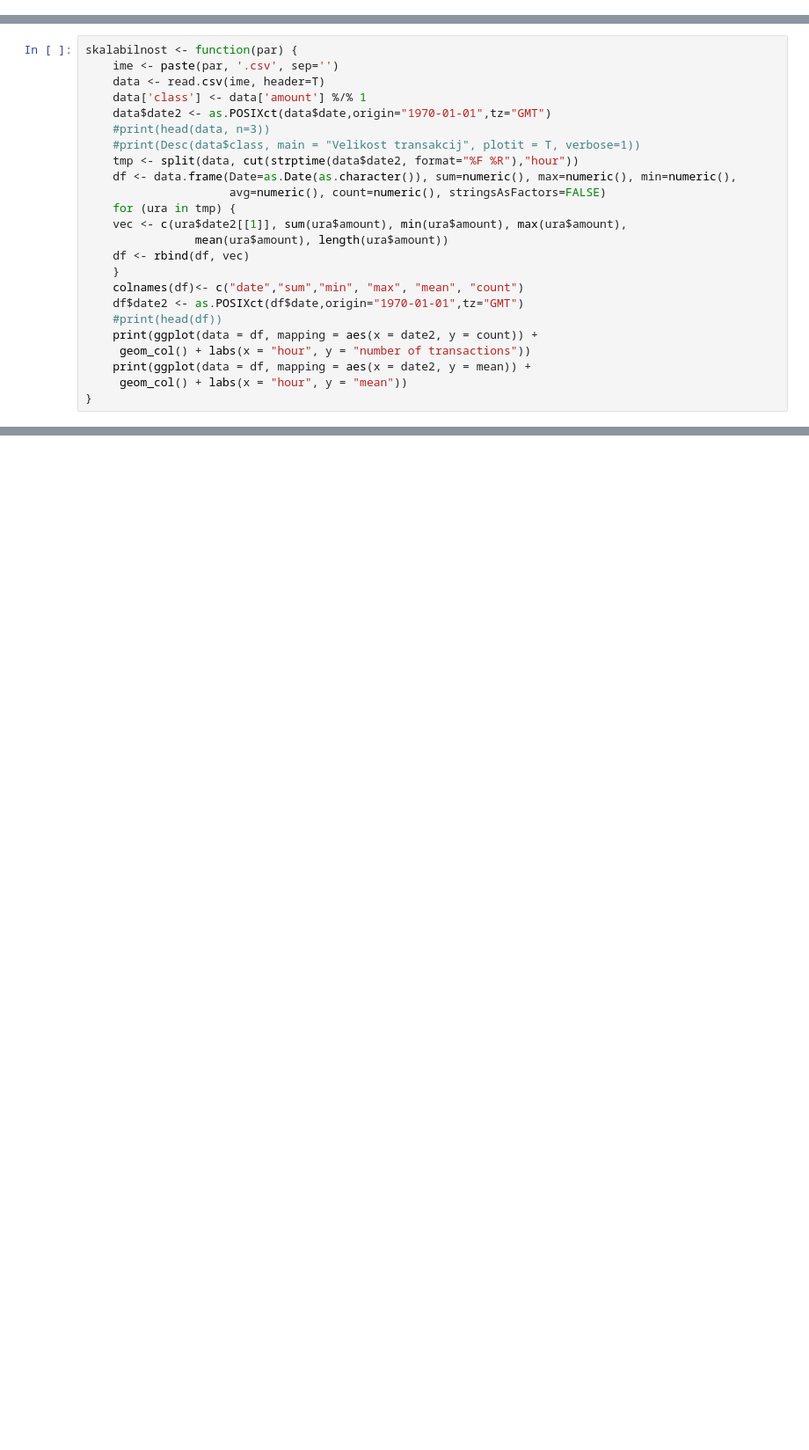
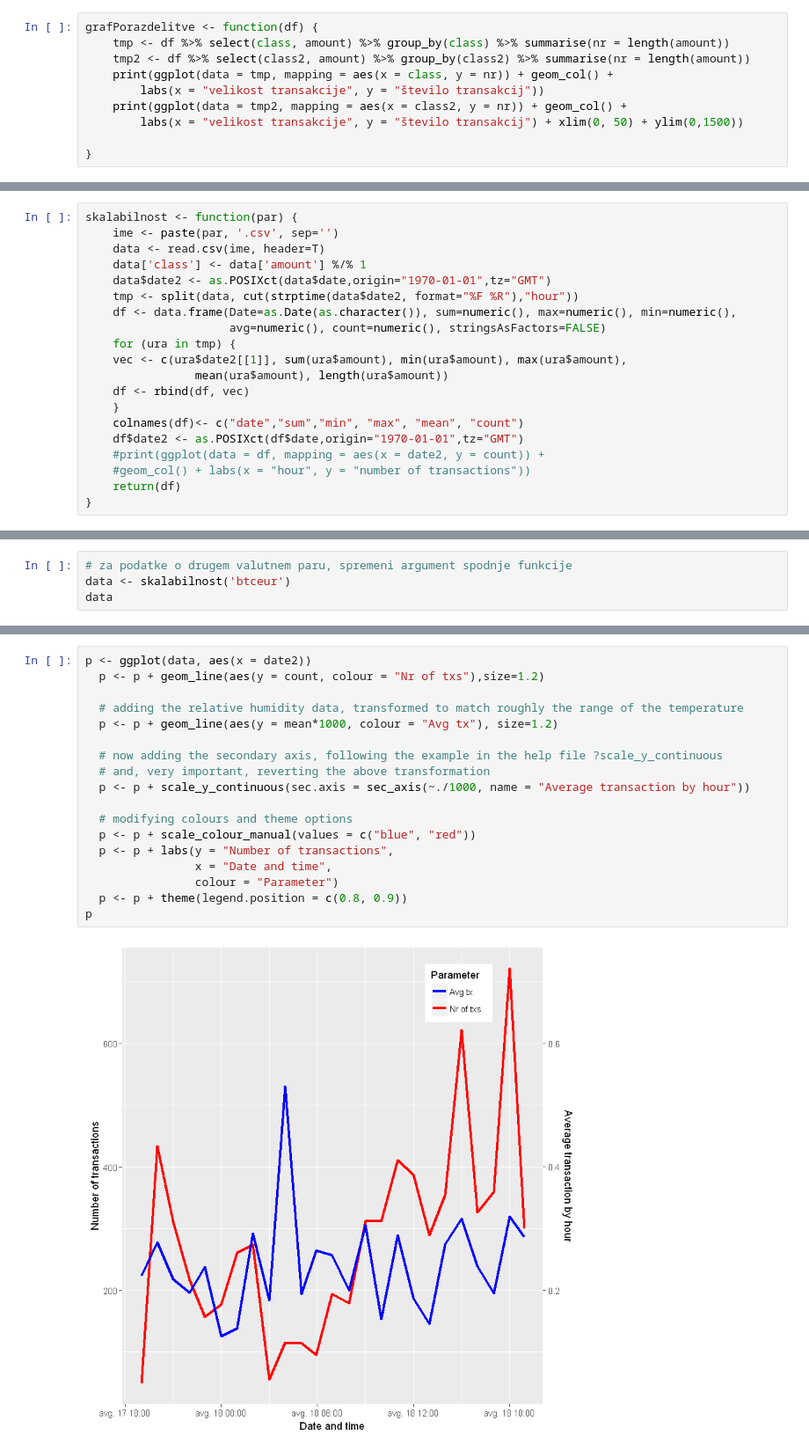
Before and after one commit to metodj/kripto, a Jupyter notebook: 2. sestanek/bitstamp/bitstamp_skalabilnost.ipynb, the cells around one changed output, grey strips where cells are left out. Shown at 88% size. Cells and saved outputs as stored; diff of their text form; blank space fills up the shorter version.

Commit message:
skalabilnost

```diff
--- a/2. sestanek/bitstamp/bitstamp_skalabilnost.ipynb
+++ b/2. sestanek/bitstamp/bitstamp_skalabilnost.ipynb
@@ -17,0 +108,10 @@ head(test, n=3)
+# %%
+grafPorazdelitve <- function(df) {
+    tmp <- df %>% select(class, amount) %>% group_by(class) %>% summarise(nr = length(amount))
+    tmp2 <- df %>% select(class2, amount) %>% group_by(class2) %>% summarise(nr = length(amount))
+    print(ggplot(data = tmp, mapping = aes(x = class, y = nr)) + geom_col() +
+        labs(x = "velikost transakcije", y = "število transakcij"))
+    print(ggplot(data = tmp2, mapping = aes(x = class2, y = nr)) + geom_col() +
+        labs(x = "velikost transakcije", y = "število transakcij") + xlim(0, 50) + ylim(0,1500))
+
+}
@@ -21,8 +132,6 @@ skalabilnost <- function(par) {
     data <- read.csv(ime, header=T)
     data['class'] <- data['amount'] %/% 1
     data$date2 <- as.POSIXct(data$date,origin="1970-01-01",tz="GMT")
-    #print(head(data, n=3))
-    #print(Desc(data$class, main = "Velikost transakcij", plotit = T, verbose=1))
     tmp <- split(data, cut(strptime(data$date2, format="%F %R"),"hour"))
     df <- data.frame(Date=as.Date(as.character()), sum=numeric(), max=numeric(), min=numeric(),
                      avg=numeric(), count=numeric(), stringsAsFactors=FALSE)
@@ -33,9 +142,7 @@ skalabilnost <- function(par) {
     }
     colnames(df)<- c("date","sum","min", "max", "mean", "count")
     df$date2 <- as.POSIXct(df$date,origin="1970-01-01",tz="GMT")
-    #print(head(df))
-    print(ggplot(data = df, mapping = aes(x = date2, y = count)) +
-     geom_col() + labs(x = "hour", y = "number of transactions"))
-    print(ggplot(data = df, mapping = aes(x = date2, y = mean)) +
-     geom_col() + labs(x = "hour", y = "mean"))
+    #print(ggplot(data = df, mapping = aes(x = date2, y = count)) +
+    #geom_col() + labs(x = "hour", y = "number of transactions"))
+    return(df)
 }
@@ -48,0 +151,4 @@ return multiple values from a function: https://stackoverflow.com/questions/8936
+# %%
+# za podatke o drugem valutnem paru, spremeni argument spodnje funkcije
+data <- skalabilnost('btceur')
+data
@@ -48,0 +173,20 @@ return multiple values from a function: https://stackoverflow.com/questions/8936
+# %%
+p <- ggplot(data, aes(x = date2))
+  p <- p + geom_line(aes(y = count, colour = "Nr of txs"),size=1.2)
+
+  # adding the relative humidity data, transformed to match roughly the range of the temperature
+  p <- p + geom_line(aes(y = mean*1000, colour = "Avg tx"), size=1.2)
+
+  # now adding the secondary axis, following the example in the help file ?scale_y_continuous
+  # and, very important, reverting the above transformation
+  p <- p + scale_y_continuous(sec.axis = sec_axis(~./1000, name = "Average transaction by hour"))
+
+  # modifying colours and theme options
+  p <- p + scale_colour_manual(values = c("blue", "red"))
+  p <- p + labs(y = "Number of transactions",
+                x = "Date and time",
+                colour = "Parameter")
+  p <- p + theme(legend.position = c(0.8, 0.9))
+p
+# %% [output]
+[figure, added]
```
Also changed, not shown: parts of 31 cells of this notebook, 5 other files.
